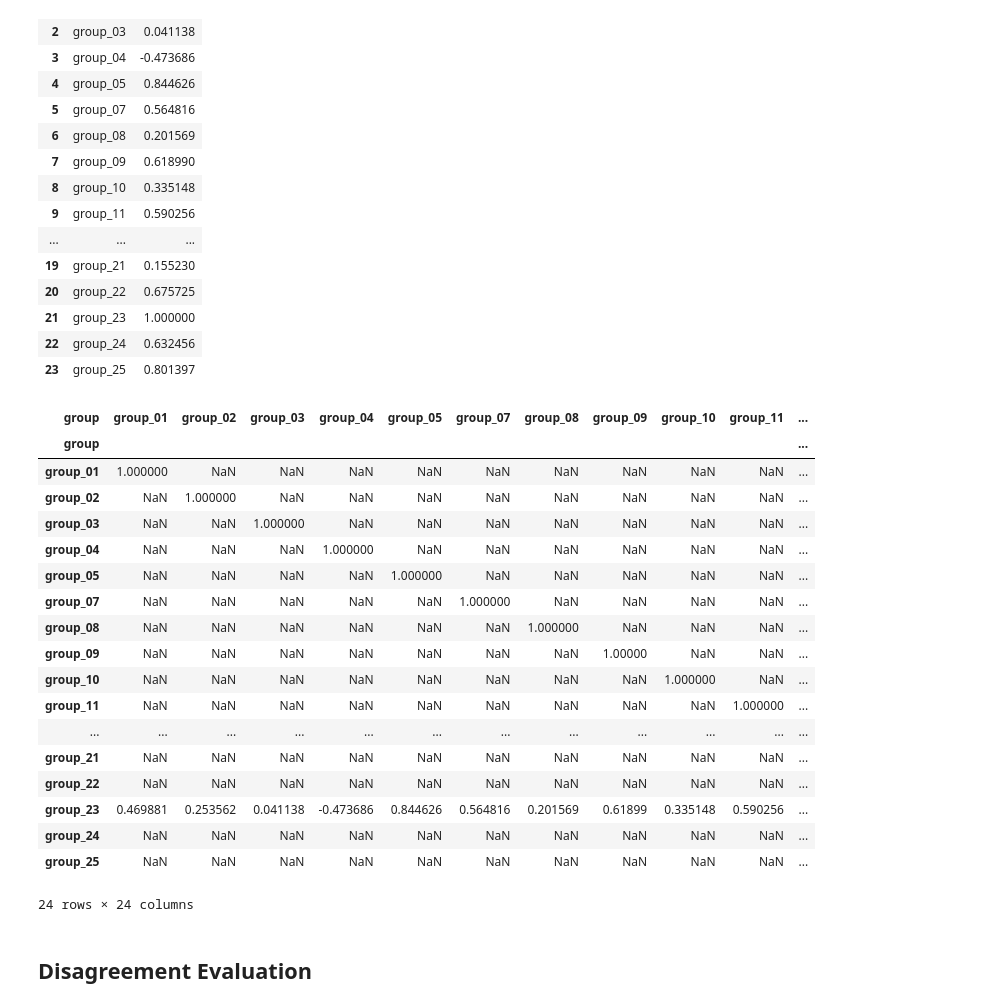
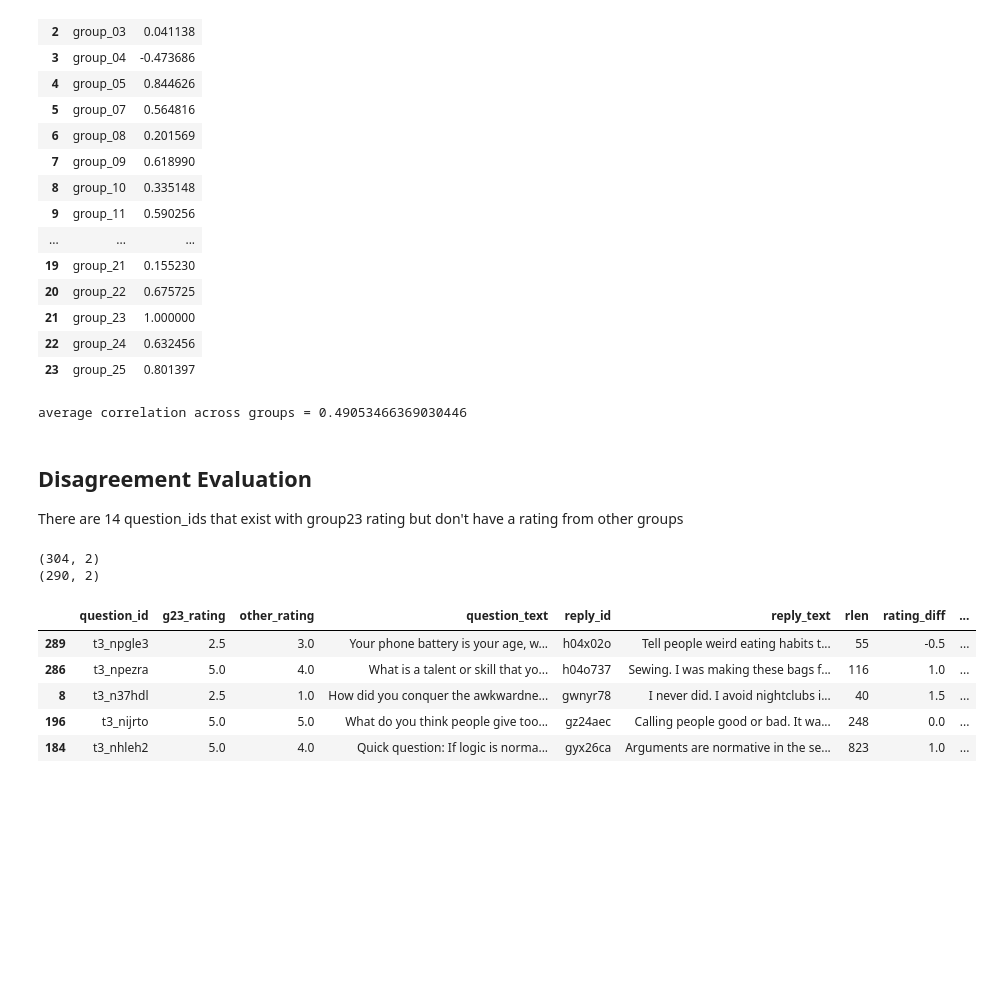
Before and after one commit to s-ryanlee/SI630_NLP, a Jupyter notebook: hw3_annotation_langmodel/agreement_analysis.ipynb, the cells around one changed output. Saved outputs shown, nothing was run; the diff lists cells and outputs as text; code cells hidden in the pictures; blank space fills up the shorter version.

```diff
--- a/hw3_annotation_langmodel/agreement_analysis.ipynb
+++ b/hw3_annotation_langmodel/agreement_analysis.ipynb
@@ -168,26 +168,10 @@ groups_corr
 | 23 | group_25 | 0.801397 |
 # %%
 avg_ratings = group23_overlap_wqs.pivot_table(index='question_id', columns='group', values='rating', aggfunc=np.mean)
-avg_ratings.corr()
+print(f'average correlation across groups = {avg_ratings.corr().group_23.mean()}')
 # %% [output]
-| group | group_01 | group_02 | group_03 | group_04 | group_05 | group_07 | group_08 | group_09 | group_10 | group_11 | ... |
-| group |  |  |  |  |  |  |  |  |  |  | ... |
-| group_01 | 1.000000 | NaN | NaN | NaN | NaN | NaN | NaN | NaN | NaN | NaN | ... |
-| group_02 | NaN | 1.000000 | NaN | NaN | NaN | NaN | NaN | NaN | NaN | NaN | ... |
-| group_03 | NaN | NaN | 1.000000 | NaN | NaN | NaN | NaN | NaN | NaN | NaN | ... |
-| group_04 | NaN | NaN | NaN | 1.000000 | NaN | NaN | NaN | NaN | NaN | NaN | ... |
-| group_05 | NaN | NaN | NaN | NaN | 1.000000 | NaN | NaN | NaN | NaN | NaN | ... |
-| group_07 | NaN | NaN | NaN | NaN | NaN | 1.000000 | NaN | NaN | NaN | NaN | ... |
-| group_08 | NaN | NaN | NaN | NaN | NaN | NaN | 1.000000 | NaN | NaN | NaN | ... |
-| group_09 | NaN | NaN | NaN | NaN | NaN | NaN | NaN | 1.00000 | NaN | NaN | ... |
-| group_10 | NaN | NaN | NaN | NaN | NaN | NaN | NaN | NaN | 1.000000 | NaN | ... |
-| group_11 | NaN | NaN | NaN | NaN | NaN | NaN | NaN | NaN | NaN | 1.000000 | ... |
-| ... | ... | ... | ... | ... | ... | ... | ... | ... | ... | ... | ... |
-| group_21 | NaN | NaN | NaN | NaN | NaN | NaN | NaN | NaN | NaN | NaN | ... |
-| group_22 | NaN | NaN | NaN | NaN | NaN | NaN | NaN | NaN | NaN | NaN | ... |
-| group_23 | 0.469881 | 0.253562 | 0.041138 | -0.473686 | 0.844626 | 0.564816 | 0.201569 | 0.61899 | 0.335148 | 0.590256 | ... |
-| group_24 | NaN | NaN | NaN | NaN | NaN | NaN | NaN | NaN | NaN | NaN | ... |
-| group_25 | NaN | NaN | NaN | NaN | NaN | NaN | NaN | NaN | NaN | NaN | ... |
-24 rows × 24 columns
+average correlation across groups = 0.49053466369030446
 # %% [markdown]
 ## Disagreement Evaluation
+
+There are 14 question_ids that exist with group23 rating but don't have a rating from other groups
@@ -203,0 +178,26 @@ avg_ratings_bygroup = group23_overlap_wqs.pivot_table(index='question_id', colum
+# %%
+group23_ratings = merged_group23.pivot_table(index='question_id', values='rating', aggfunc=np.mean).rename(columns={'rating': 'g23_rating'}).reset_index()
+print(group23_ratings.shape)
+
+no23_overlap = group23_overlap_wqs[group23_overlap_wqs.group != 'group_23']
+no23_ratings = no23_overlap.pivot_table(index='question_id', values='rating', aggfunc=np.mean).rename(columns={'rating': 'other_rating'}).reset_index()
+print(no23_ratings.shape)
+
+all_ratings = group23_ratings.merge(right=no23_ratings, how='inner', on='question_id')
+all_ratings_wqs = all_ratings.merge(right=all_data, how='inner', on='question_id')
+
+all_ratings_wqs['rating_diff'] = all_ratings_wqs.g23_rating - all_ratings_wqs.other_rating
+all_ratings_wqs['rating_abs_diff'] = np.absolute(all_ratings_wqs.rating_diff)
+# %% [output]
+(304, 2)
+(290, 2)
+# %%
+other_group_ids = no23_overlap.drop_duplicates(subset='question_id')[['question_id','group']]
+all_ratings_wqs = all_ratings_wqs.merge(right=other_group_ids, how='inner', on='question_id')
+# %% [output]
+|  | question_id | g23_rating | other_rating | question_text | reply_id | reply_text | rlen | rating_diff | ... |
+| 289 | t3_npgle3 | 2.5 | 3.0 | Your phone battery is your age, w... | h04x02o | Tell people weird eating habits t... | 55 | -0.5 | ... |
+| 286 | t3_npezra | 5.0 | 4.0 | What is a talent or skill that yo... | h04o737 | Sewing. I was making these bags f... | 116 | 1.0 | ... |
+| 8 | t3_n37hdl | 2.5 | 1.0 | How did you conquer the awkwardne... | gwnyr78 | I never did. I avoid nightclubs i... | 40 | 1.5 | ... |
+| 196 | t3_nijrto | 5.0 | 5.0 | What do you think people give too... | gz24aec | Calling people good or bad. It wa... | 248 | 0.0 | ... |
+| 184 | t3_nhleh2 | 5.0 | 4.0 | Quick question: If logic is norma... | gyx26ca | Arguments are normative in the se... | 823 | 1.0 | ... |
```
Also changed, not shown: parts of 3 cells of this notebook, 1 other file.
